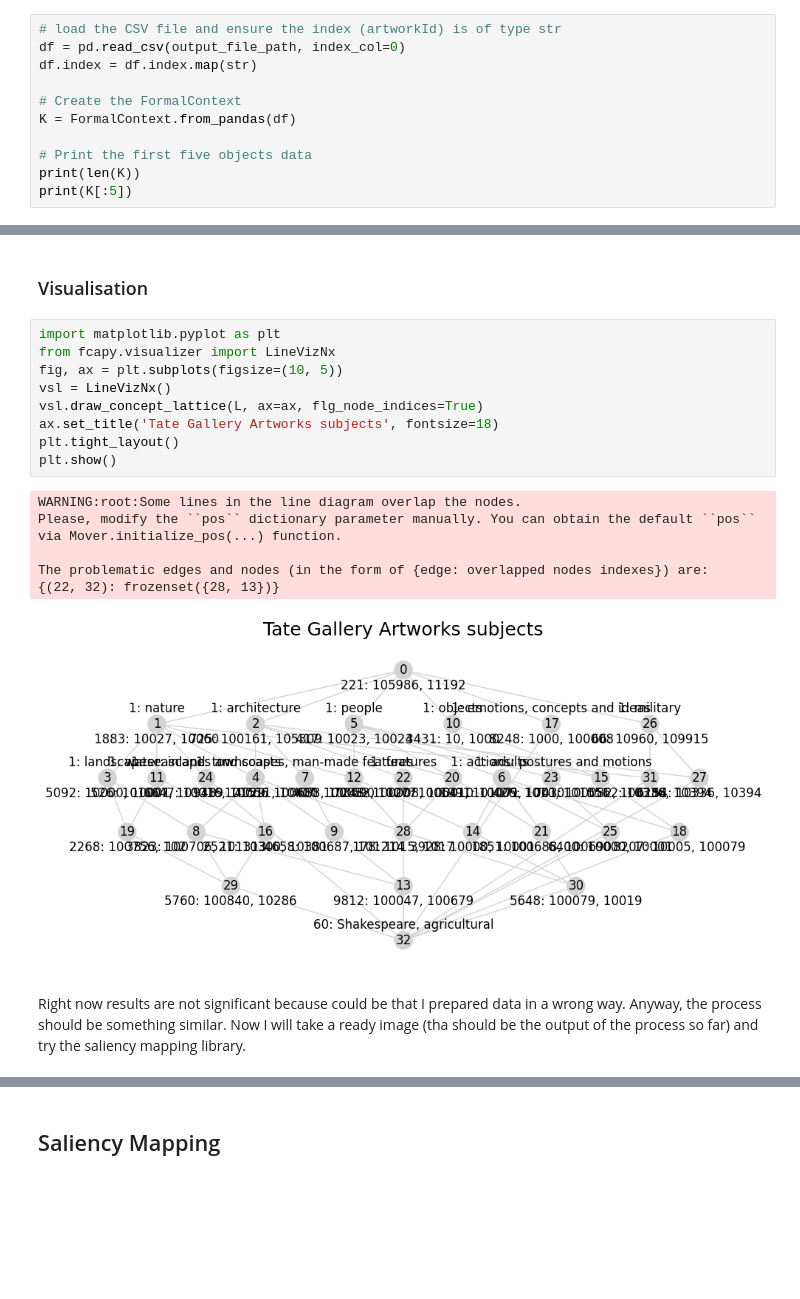
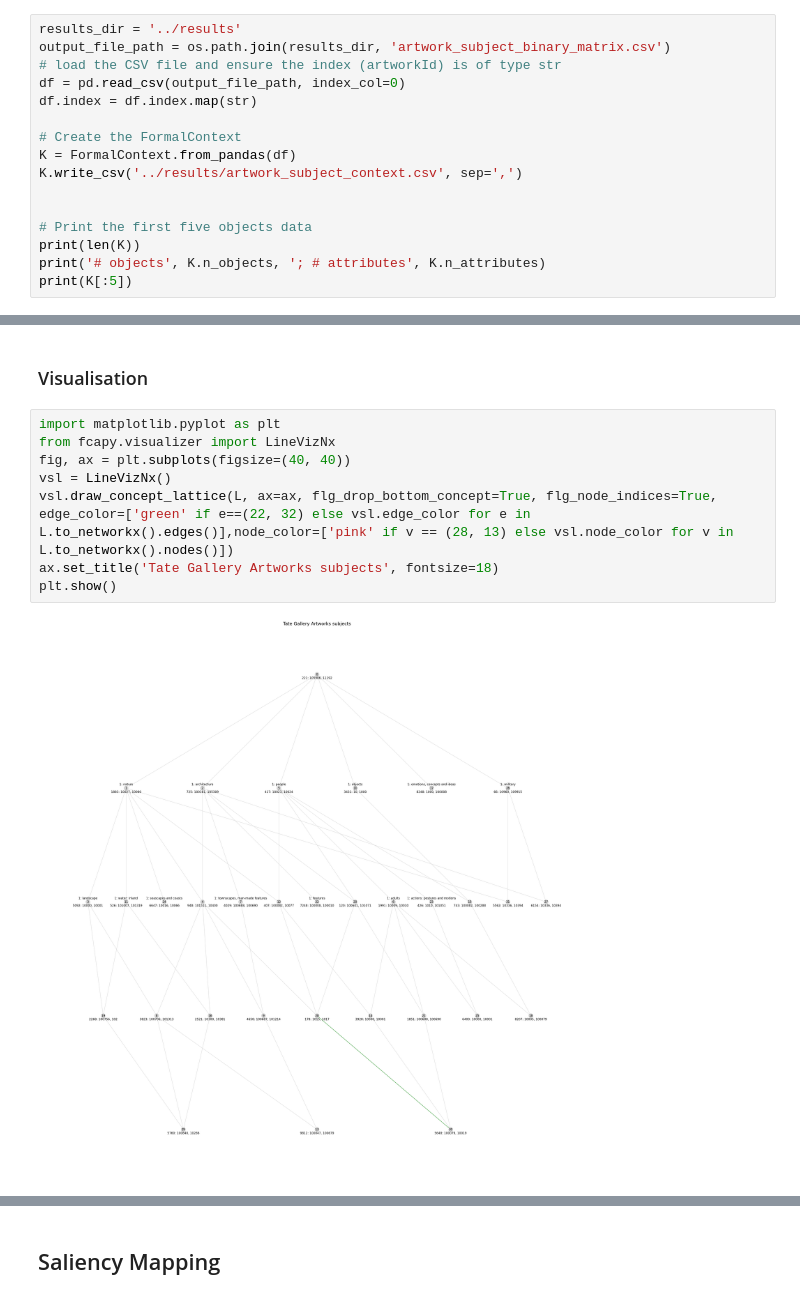
Before and after one commit to enridaga/conceptual-saliency, a Jupyter notebook: notebooks/conceptual_saliency.ipynb, the cells around one changed output, grey strips where cells are left out. Saved outputs shown, nothing was run; the diff lists cells and outputs as text; blank space fills up the shorter version.

Commit message:
FCA visualisations

```diff
--- a/notebooks/conceptual_saliency.ipynb
+++ b/notebooks/conceptual_saliency.ipynb
@@ -177,15 +177,20 @@ subjectName  Shakespeare  actions: postures and motions  adults  agricultural  \
 # %% [markdown]
 ## Formal Context
 # %%
+results_dir = '../results'
+output_file_path = os.path.join(results_dir, 'artwork_subject_binary_matrix.csv')
 # load the CSV file and ensure the index (artworkId) is of type str
 df = pd.read_csv(output_file_path, index_col=0)
 df.index = df.index.map(str)
 
 # Create the FormalContext
 K = FormalContext.from_pandas(df)
+K.write_csv('../results/artwork_subject_context.csv', sep=',')
+
 
 # Print the first five objects data
 print(len(K))
+print('# objects', K.n_objects, '; # attributes', K.n_attributes)
 print(K[:5])
 # %% [output]
 55357
@@ -218,18 +249,10 @@ print(L.top, L.bottom)
 # %%
 import matplotlib.pyplot as plt
 from fcapy.visualizer import LineVizNx
-fig, ax = plt.subplots(figsize=(10, 5))
+fig, ax = plt.subplots(figsize=(40, 40))
 vsl = LineVizNx()
-vsl.draw_concept_lattice(L, ax=ax, flg_node_indices=True)
+vsl.draw_concept_lattice(L, ax=ax, flg_drop_bottom_concept=True, flg_node_indices=True, edge_color=['green' if e==(22, 32) else vsl.edge_color for e in  L.to_networkx().edges()],node_color=['pink' if v == (28, 13) else vsl.node_color for v in L.to_networkx().nodes()])
 ax.set_title('Tate Gallery Artworks subjects', fontsize=18)
-plt.tight_layout()
 plt.show()
 # %% [output]
-WARNING:root:Some lines in the line diagram overlap the nodes.
-Please, modify the ``pos`` dictionary parameter manually. You can obtain the default ``pos`` via Mover.initialize_pos(...) function.
-
-The problematic edges and nodes (in the form of {edge: overlapped nodes indexes}) are:
-{(22, 32): frozenset({28, 13})}
-[figure, old version]
+[figure, new version]
-# %% [markdown]
-Right now results are not significant because could be that I prepared data in a wrong way. Anyway, the process should be something similar. Now I will take a ready image (tha should be the output of the process so far) and try the saliency mapping library.
```
Also changed, not shown: parts of 25 cells of this notebook.
